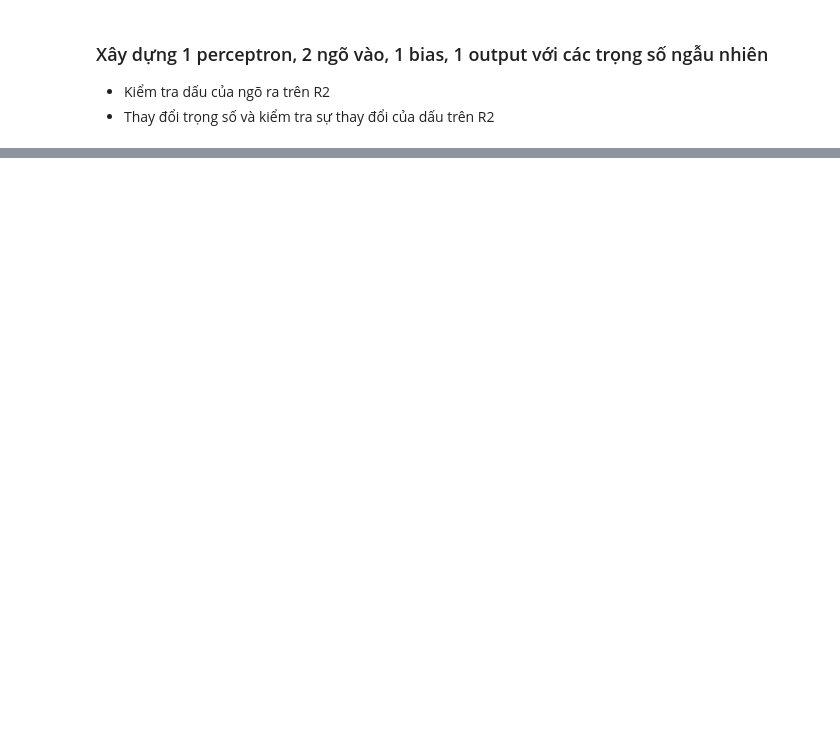
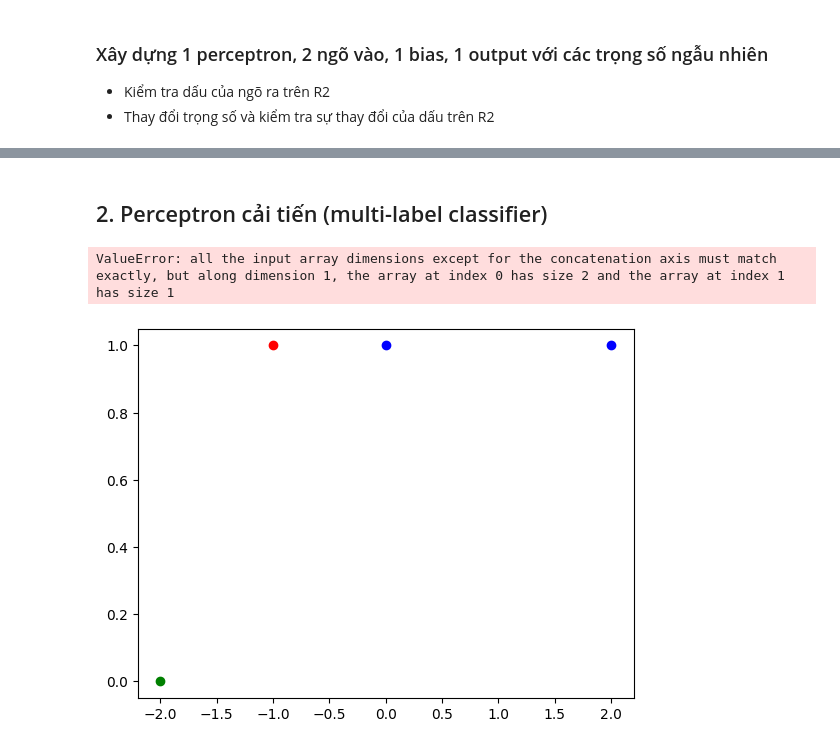
Before and after one commit to Nhunk/deeplearning, a Jupyter notebook: Perceptron.ipynb, the cells around one changed output, grey strips where cells are left out. Drawn from its saved outputs; the diff is of its cells as text; code cells hidden in the pictures; blank space fills up the shorter version.

Commit message:
multi perceptron

```diff
--- a/Perceptron.ipynb
+++ b/Perceptron.ipynb
@@ -79,0 +83,27 @@ plt.show()
+# %% [markdown]
+## 2. Perceptron cải tiến (multi-label classifier)
+# %%
+def perceptron_multi(X,W):
+    xx=np.vstack((X, np.array([[1]]))) # thêm số 1 vào cột cuối
+    xx=xx.T
+    y=W.T @ xx  # @ là tích vô hướng(dot produce)
+    print(y)
+    return y
+
+X = np.array([[-1, 1], [-2, 0], [0, 1], [2, 1] ])
+t = np.array([0, 1, 2, 2])
+W = np.array([[0,-1,0], [1, 1, 0], [0, 1,0]])
+
+color = 'rgb'
+plt.figure()
+
+for i in range(X.shape[0]):
+    plt.plot(X[i,0], X[i,1], color[t[i]]+'o' )
+
+out = perceptron_multi(X[0], W)
+print(out)
+
+plt.show()
+# %% [output]
+ValueError: all the input array dimensions except for the concatenation axis must match exactly, but along dimension 1, the array at index 0 has size 2 and the array at index 1 has size 1
+[figure, added]
```
Also changed, not shown: parts of 2 cells of this notebook, 1 other file.
